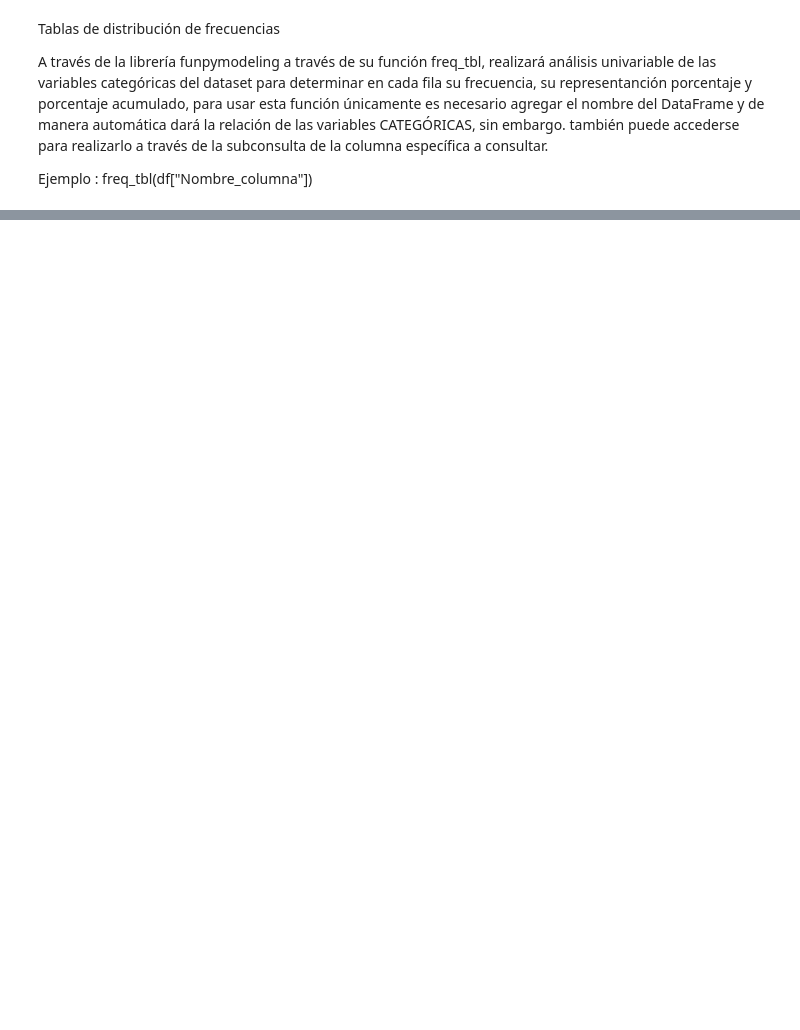
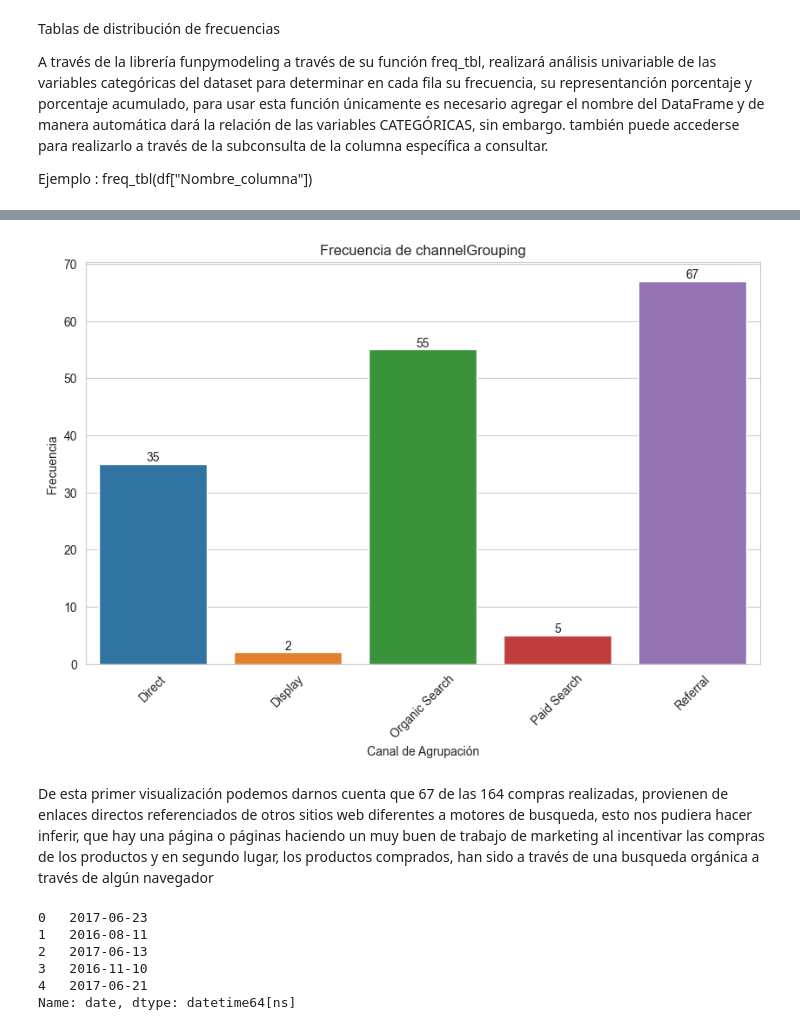
Before and after one commit to Bryan31004/Consumer_Spending_Prediction_ML, a Jupyter notebook: Consumer_Spending_Prediction ML.ipynb, the cells around one changed output, grey strips where cells are left out. Saved outputs shown, nothing was run; the diff lists cells and outputs as text; code cells hidden in the pictures; blank space fills up the shorter version.

```diff
--- a/Consumer_Spending_Prediction ML.ipynb
+++ b/Consumer_Spending_Prediction ML.ipynb
@@ -199,0 +405,4 @@ df_traffic.drop(columns=['referralPath', "sessionId", "visitId"], inplace=True)
+# %%
+#Primero vamos a filtrar los datos de las compras efectivamente realizadas reduciendo el dataset a 164 elementos
+filtered_data = df_traffic[df_traffic['transactionRevenue'] != 0]
+filtered_data = filtered_data.reset_index(drop=True)
@@ -199,0 +436,30 @@ df_traffic.drop(columns=['referralPath', "sessionId", "visitId"], inplace=True)
+# %%
+# Calcular las frecuencias de cada categoría de channelGrouping
+channel_freq = filtered_data.groupby('channelGrouping').size().reset_index(name='frequency')
+
+# Graficar las frecuencias en un gráfico de barras
+plt.figure(figsize=(10, 6))
+sns.barplot(x='channelGrouping', y='frequency', data=channel_freq)
+plt.title('Frecuencia de channelGrouping')
+plt.xlabel('Canal de Agrupación')
+plt.ylabel('Frecuencia')
+plt.xticks(rotation=45)  # Rotar las etiquetas del eje x para una mejor visualización
+
+# Agregar los valores específicos de cada categoría en las barras
+for index, row in channel_freq.iterrows():
+    plt.text(index, row['frequency'], str(row['frequency']), ha='center', va='bottom')
+
+plt.show()
+# %% [output]
+[figure, added]
+# %% [markdown]
+De esta primer visualización podemos darnos cuenta que 67 de las 164 compras realizadas, provienen de enlaces directos referenciados de otros sitios web diferentes a motores de busqueda, esto nos pudiera hacer inferir, que hay una página o páginas haciendo un muy buen de trabajo de marketing al incentivar las compras de los productos y en segundo lugar, los productos comprados, han sido a través de una busqueda orgánica a través de algún navegador
+# %%
+filtered_data["date"].head()
+# %% [output]
+0   2017-06-23
+1   2016-08-11
+2   2017-06-13
+3   2016-11-10
+4   2017-06-21
+Name: date, dtype: datetime64[ns]
```
Also changed, not shown: parts of 47 cells of this notebook.
